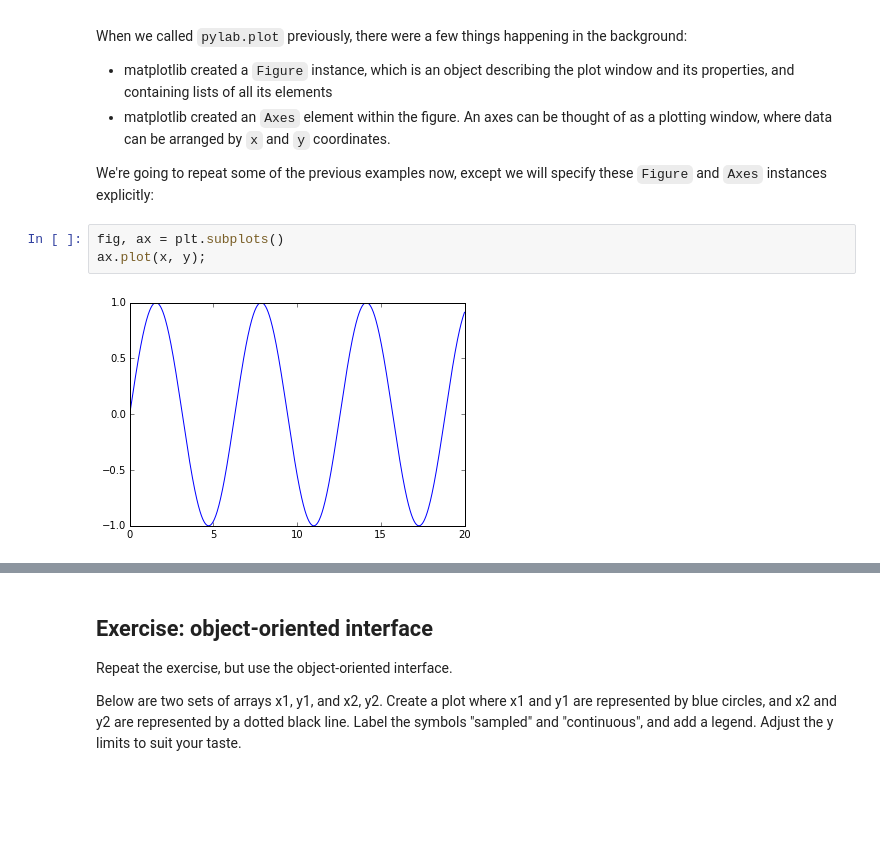
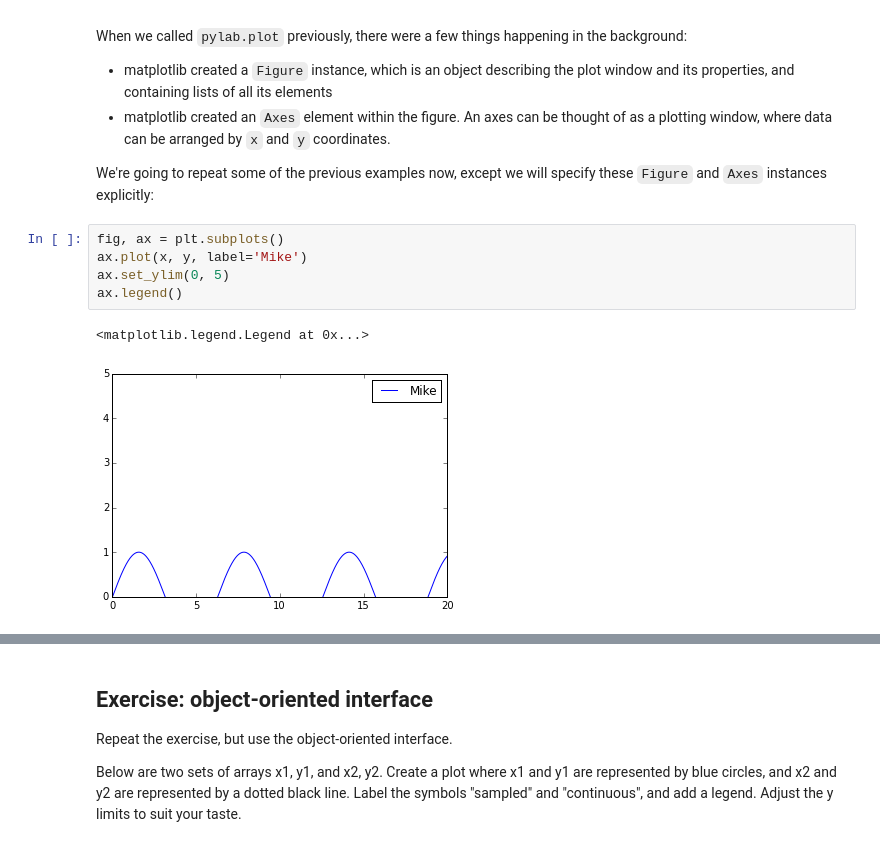
Before and after one commit to mikepqr/seaborn-notes, a Jupyter notebook: basics.ipynb, the cells around one changed output, grey strips where cells are left out. Cells and saved outputs as stored; diff of their text form; blank space fills up the shorter version.

```diff
--- a/basics.ipynb
+++ b/basics.ipynb
@@ -58,9 +62,12 @@ When we called `pylab.plot` previously, there were a few things happening in the
 We're going to repeat some of the previous examples now, except we will specify these `Figure` and `Axes` instances explicitly:
 # %%
 fig, ax = plt.subplots()
-ax.plot(x, y);
+ax.plot(x, y, label='Mike')
+ax.set_ylim(0, 5)
+ax.legend()
 # %% [output]
+<matplotlib.legend.Legend at 0x...>
-[figure, old version]
+[figure, new version]
 # %%
 import pandas as pd
 
```
Also changed, not shown: parts of 6 cells of this notebook, 1 other file.
